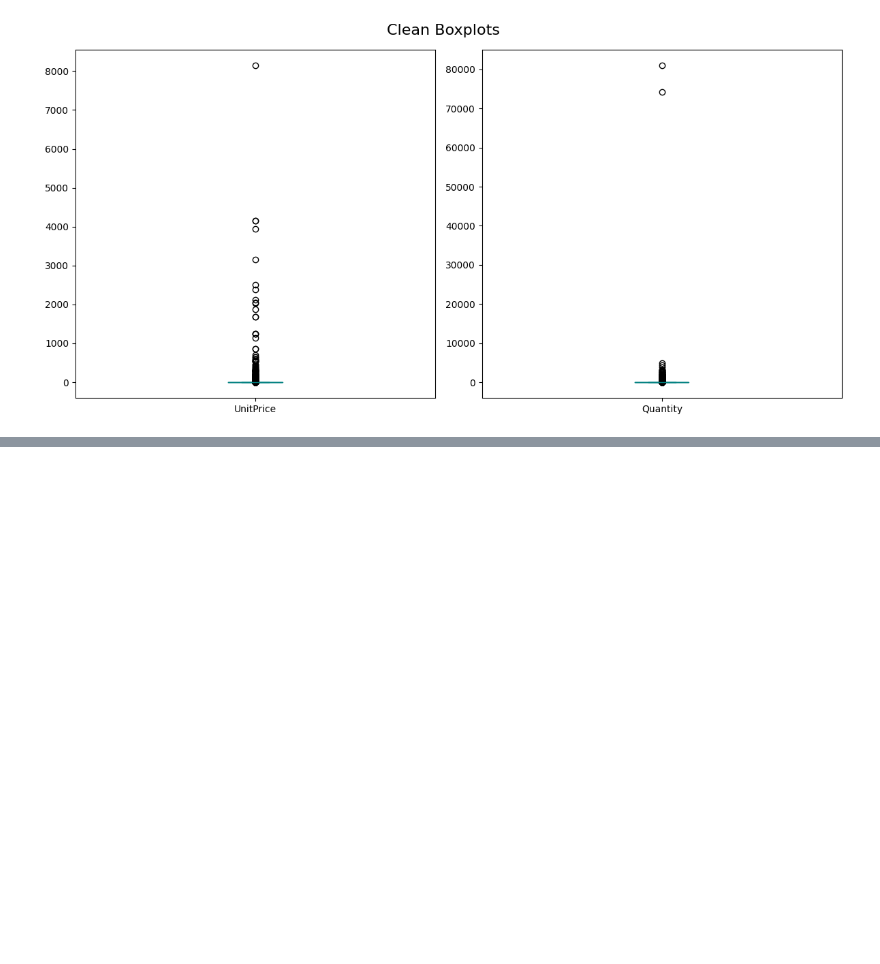
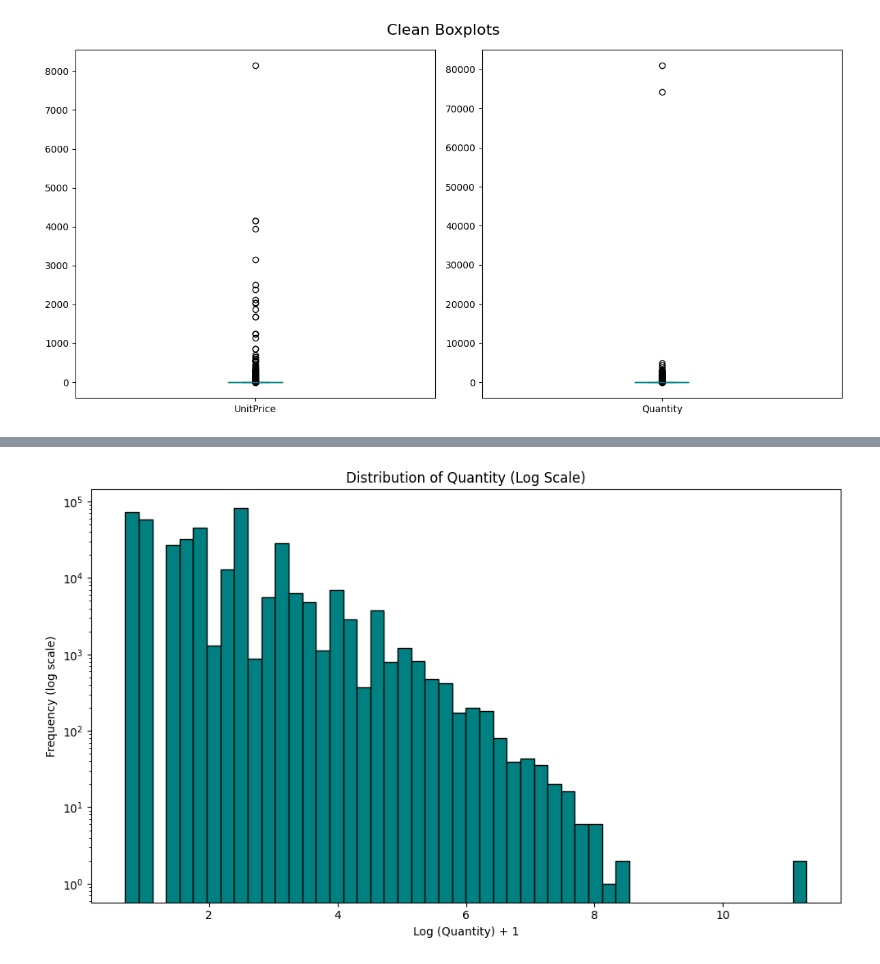
Before and after one commit to DavidLeal7/pk1_Onlie_Retail_Sales, a Jupyter notebook: notebooks/01.eda.ipynb, the cells around one changed output, grey strips where cells are left out. Saved outputs shown, nothing was run; the diff lists cells and outputs as text; code cells hidden in the pictures; blank space fills up the shorter version.

```diff
--- a/notebooks/01.eda.ipynb
+++ b/notebooks/01.eda.ipynb
@@ -327,0 +361,11 @@ plt.show()
+# %%
+# Histogram for Quantity with Log scale
+plt.figure(figsize=(10,6))
+plt.hist(np.log1p(df_clean['Quantity']), bins=50, color='teal', edgecolor='black', log=True)
+plt.title('Distribution of Quantity (Log Scale)')
+plt.xlabel('Log (Quantity) + 1')
+plt.ylabel('Frequency (log scale)')
+plt.tight_layout()
+plt.show()
+# %% [output]
+[figure, added]
```
Also changed, not shown: parts of 5 cells of this notebook.
